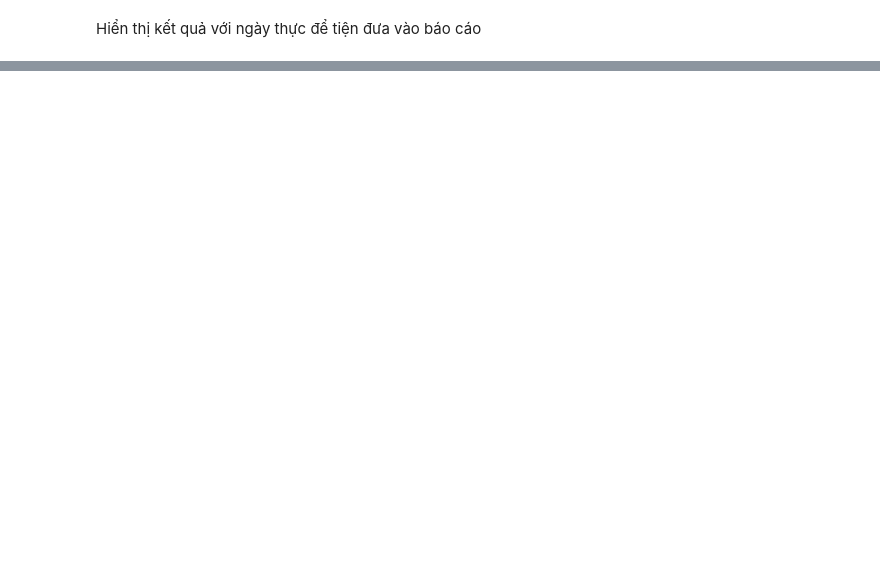
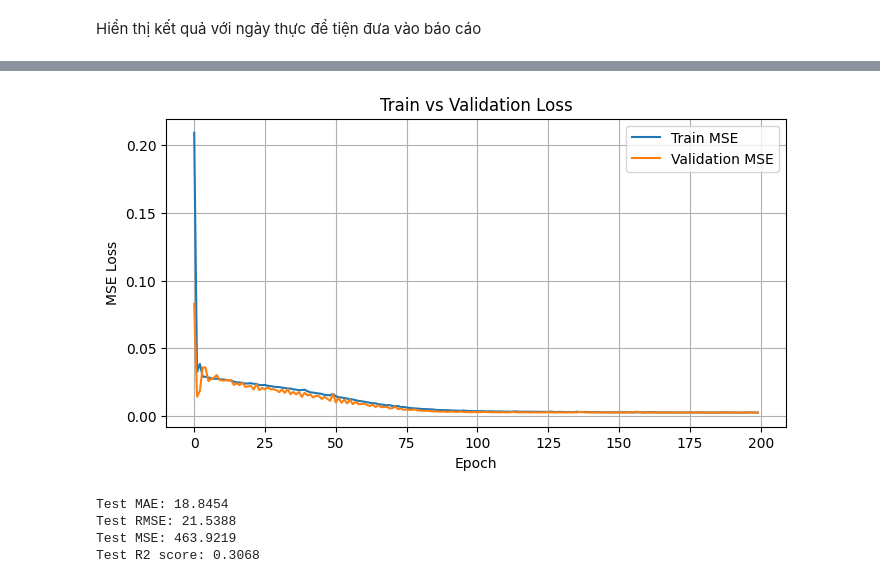
Before and after one commit to nmhkha/DL_Practice, a Jupyter notebook: Lap/StockPriceForecasting.ipynb, the cells around one changed output, grey strips where cells are left out. Saved outputs shown, nothing was run; the diff lists cells and outputs as text; code cells hidden in the pictures; blank space fills up the shorter version.

```diff
--- a/Lap/StockPriceForecasting.ipynb
+++ b/Lap/StockPriceForecasting.ipynb
@@ -425,0 +426,8 @@ plt.show()
+# %%
+# Cnn model
+from CNN import SimpleCNN
+
+cnn_model = SimpleCNN(output_size=1).to(DEVICE)
+
+cnn_loss = torch.nn.MSELoss()
+cnn_optimizer = torch.optim.Adam(cnn_model.parameters(), lr=LR)
@@ -425,0 +506,48 @@ plt.show()
+# %%
+plt.figure(figsize=(8,4))
+plt.plot(cnn_train_losses, label="Train MSE")
+plt.plot(cnn_val_losses, label="Validation MSE")
+plt.xlabel("Epoch")
+plt.ylabel("MSE Loss")
+plt.title("Train vs Validation Loss")
+plt.legend()
+plt.grid(True)
+plt.show()
+# %% [output]
+[figure, added]
+# %%
+# Load best model
+cnn_model.load_state_dict(torch.load("best_cnn.pth"))
+cnn_model.eval()
+
+cnn_preds_all = []
+cnn_trues_all = []
+
+with torch.no_grad():
+    for Xb, yb in test_loader:
+        Xb, yb = Xb.to(DEVICE), yb.to(DEVICE)
+        preds = cnn_model(Xb).squeeze(1)  # <-- đây là dòng bạn thiếu
+        cnn_preds_all.append(preds.cpu().numpy())
+        cnn_trues_all.append(yb.cpu().numpy())
+
+cnn_preds_all = np.concatenate(cnn_preds_all, axis=0).reshape(-1, 1)
+cnn_trues_all = np.concatenate(cnn_trues_all, axis=0).reshape(-1, 1)
+
+# Inverse scale
+cnn_preds_price = scaler.inverse_transform(cnn_preds_all)
+cnn_trues_price = scaler.inverse_transform(cnn_trues_all)
+
+cnn_mae = mean_absolute_error(cnn_trues_price, cnn_preds_price)
+cnn_mse = mean_squared_error(cnn_trues_price, cnn_preds_price)
+cnn_rmse = np.sqrt(cnn_mse)
+cnn_r2 = r2_score(cnn_trues_price, cnn_preds_price)
+
+print(f"Test MAE: {cnn_mae:.4f}")
+print(f"Test RMSE: {cnn_rmse:.4f}")
+print(f"Test MSE: {cnn_mse:.4f}")
+print(f"Test R2 score: {cnn_r2:.4f}")
+# %% [output]
+Test MAE: 18.8454
+Test RMSE: 21.5388
+Test MSE: 463.9219
+Test R2 score: 0.3068
```
Also changed, not shown: parts of 15 cells of this notebook, 2 other files.
